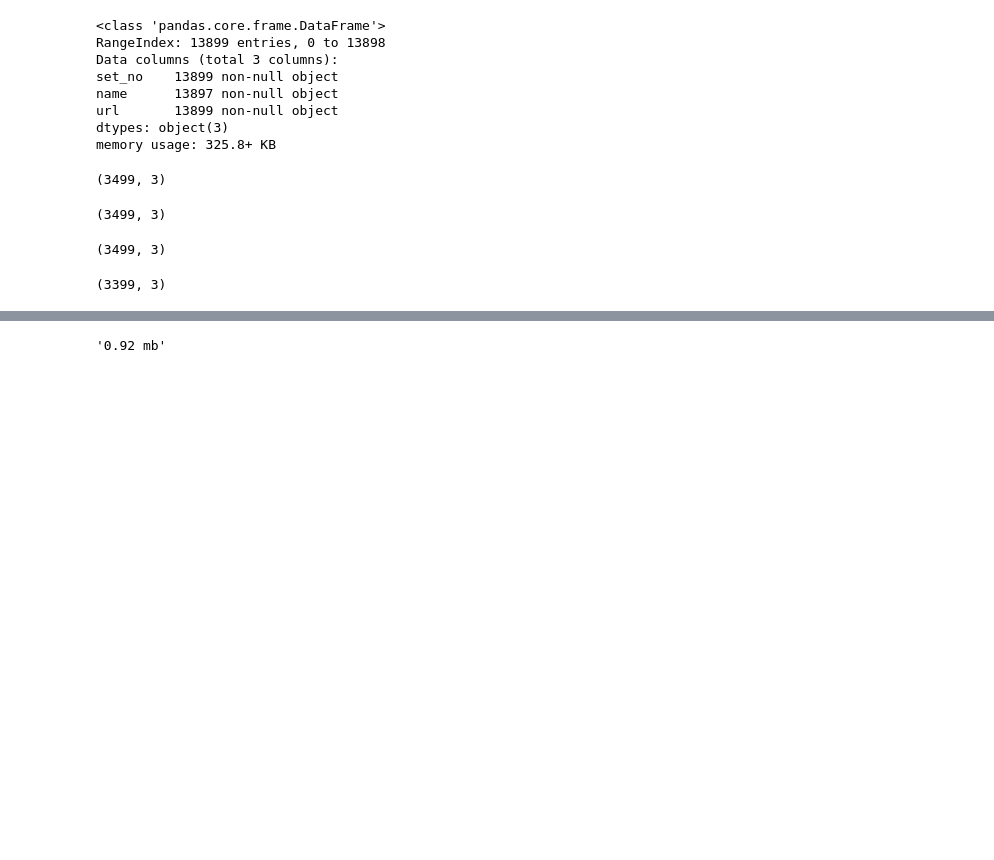
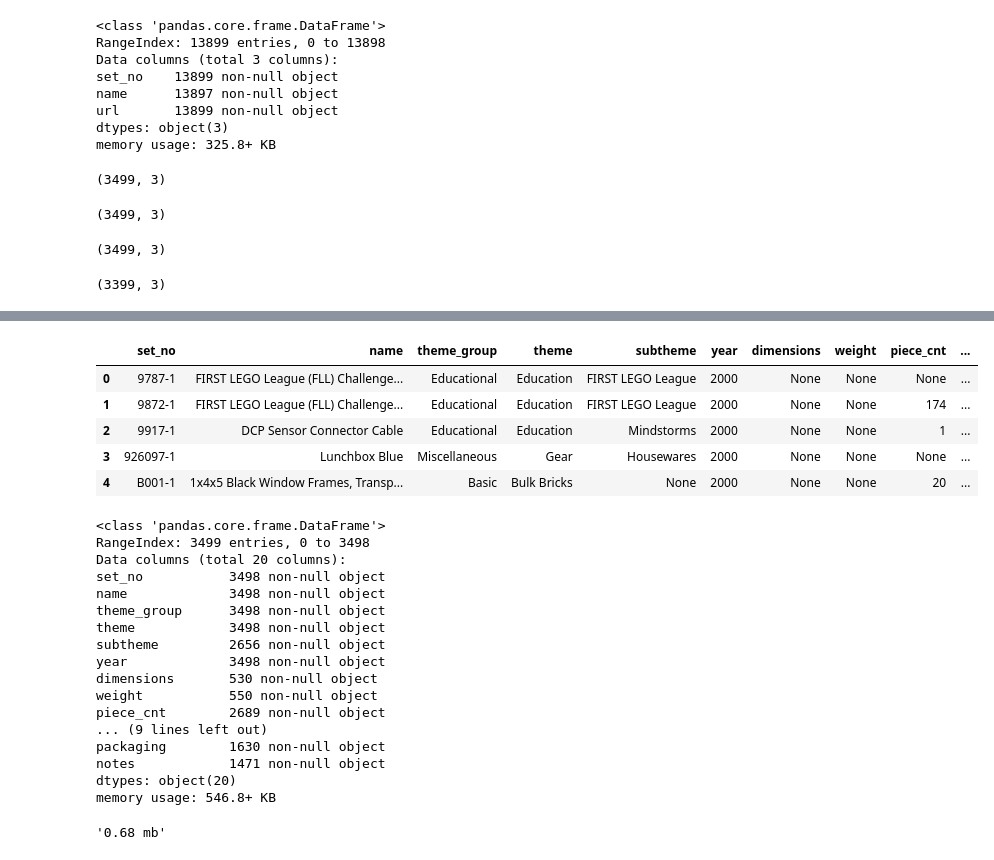
Before and after one commit to NathanVenos/Classifying_LEGO_Value_Retention, a Jupyter notebook: scrape/brickset_set_raw.ipynb, the cells around one changed output, grey strips where cells are left out. Cells and saved outputs as stored; diff of their text form; code cells hidden in the pictures; blank space fills up the shorter version.

```diff
--- a/scrape/brickset_set_raw.ipynb
+++ b/scrape/brickset_set_raw.ipynb
@@ -282,0 +220,4 @@ memory usage: 504.6+ KB
+# %%
+# get 2nd job
+
+set_ls = handle_job(url_3k_df)
@@ -283,6 +232,34 @@ memory usage: 504.6+ KB
+# %%
+set_df = make_job_df(set_ls)
+set_df.head()
+set_df.info()
+# %% [output]
+|  | set_no | name | theme_group | theme | subtheme | year | dimensions | weight | piece_cnt | ... |
+| 0 | 9787-1 | FIRST LEGO League (FLL) Challenge... | Educational | Education | FIRST LEGO League | 2000 | None | None | None | ... |
+| 1 | 9872-1 | FIRST LEGO League (FLL) Challenge... | Educational | Education | FIRST LEGO League | 2000 | None | None | 174 | ... |
+| 2 | 9917-1 | DCP Sensor Connector Cable | Educational | Education | Mindstorms | 2000 | None | None | 1 | ... |
+| 3 | 926097-1 | Lunchbox Blue | Miscellaneous | Gear | Housewares | 2000 | None | None | None | ... |
+| 4 | B001-1 | 1x4x5 Black Window Frames, Transp... | Basic | Bulk Bricks | None | 2000 | None | None | 20 | ... |
+<class 'pandas.core.frame.DataFrame'>
+RangeIndex: 3499 entries, 0 to 3498
+Data columns (total 20 columns):
+set_no           3498 non-null object
+name             3498 non-null object
+theme_group      3498 non-null object
+theme            3498 non-null object
+subtheme         2656 non-null object
+year             3498 non-null object
+dimensions       530 non-null object
+weight           550 non-null object
+piece_cnt        2689 non-null object
+... (9 lines left out)
+packaging        1630 non-null object
+notes            1471 non-null object
+dtypes: object(20)
+memory usage: 546.8+ KB
 # %%
-save_path = r'../data/brickset_set_data_10k.csv'
+save_path = r'../data/brickset_job_3k.csv'
 set_df.to_csv(save_path, index=False)
 f'{round(os.path.getsize(save_path) /1e6, 2)} mb'
 # %% [output]
-'0.92 mb'
+'0.68 mb'
```
Also changed, not shown: parts of 17 cells of this notebook, 14 other files.
